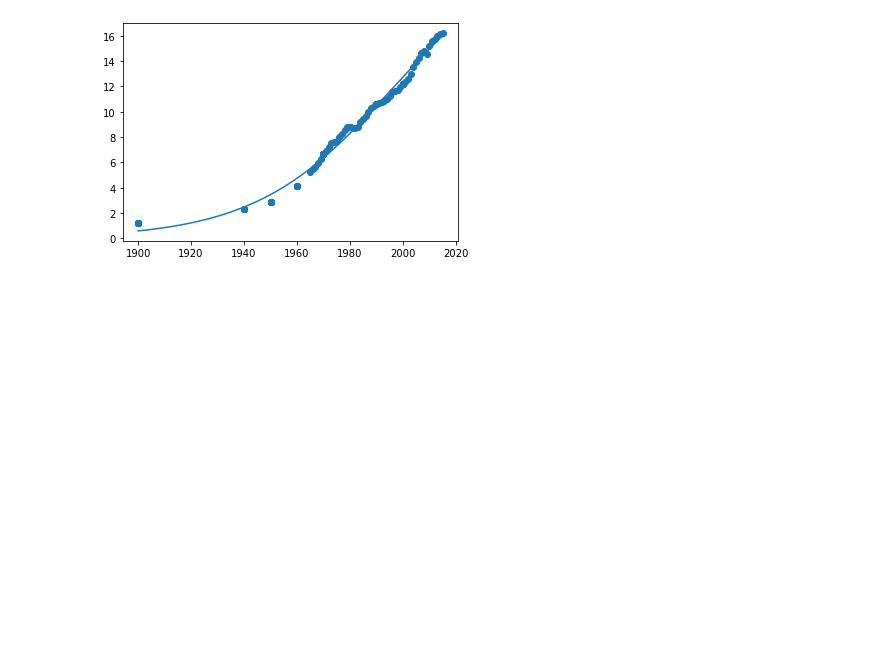
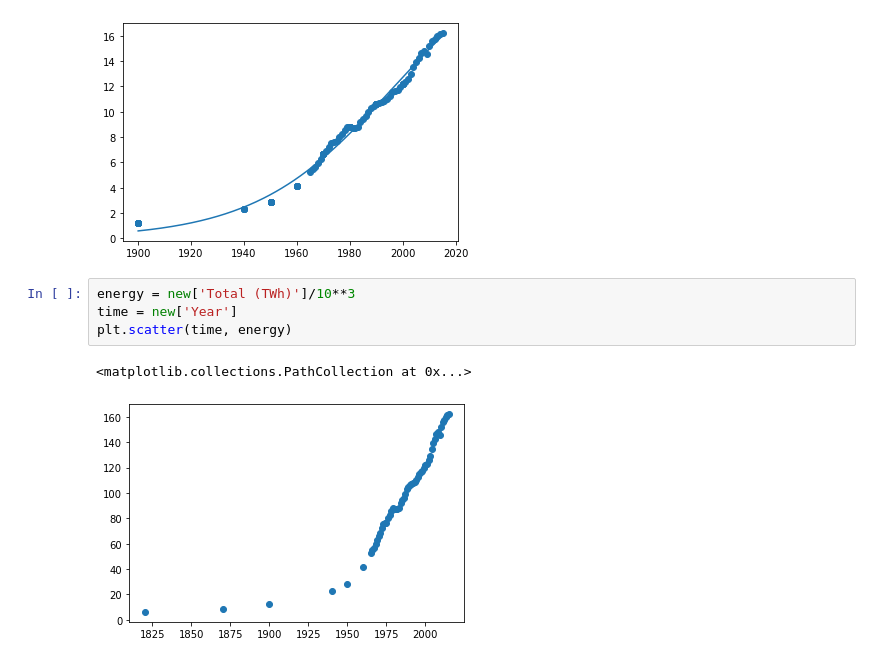
Before and after one commit to leatrin/EnergyLimits, a Jupyter notebook: Codes/curve-regression.ipynb, the cells around one changed output. Cells and saved outputs as stored; diff of their text form; blank space fills up the shorter version.

```diff
--- a/Codes/curve-regression.ipynb
+++ b/Codes/curve-regression.ipynb
@@ -404,3 +397,10 @@ logReg(time,e)
 1976 109 16.2024
 (23.902079966278073, 115.00497987088647, 1996.549173413592)
 [figure]
+# %%
+energy = new['Total (TWh)']/10**3
+time = new['Year']
+plt.scatter(time, energy)
+# %% [output]
+<matplotlib.collections.PathCollection at 0x...>
+[figure, added]
```
Also changed, not shown: parts of 21 cells of this notebook, 8 other files.
